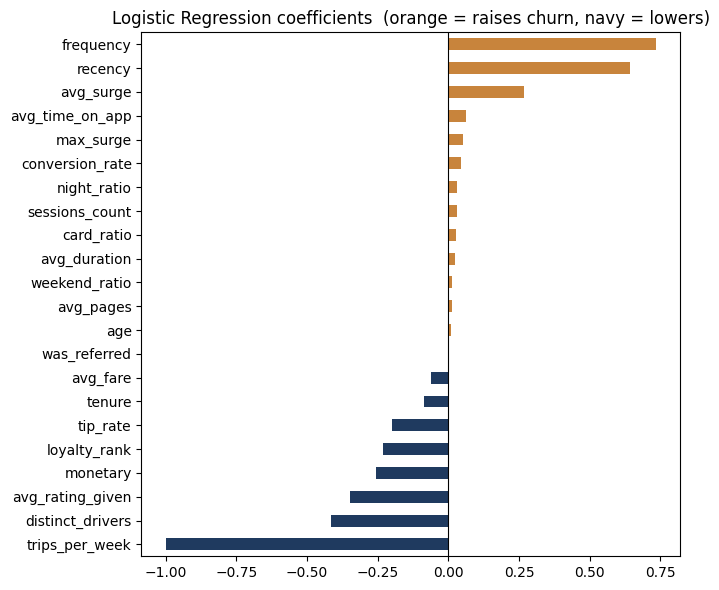
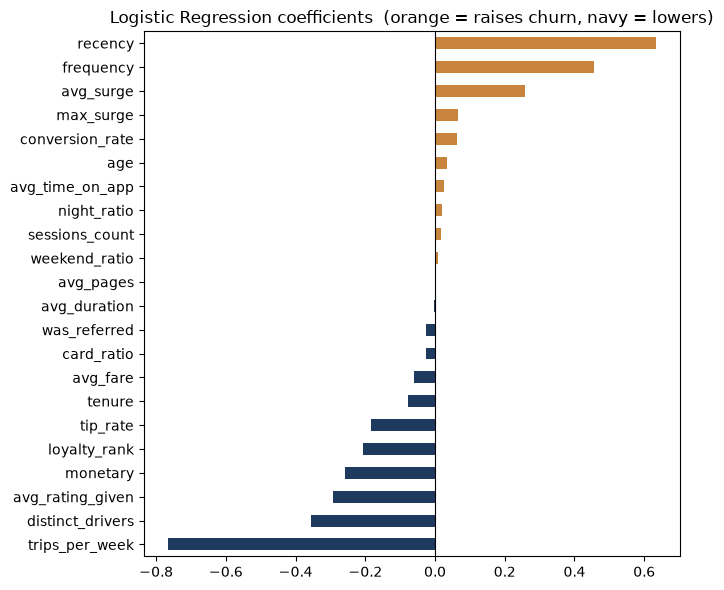
Unified diff of the notebook cell whose output changed from the first chart to the second:
--- before
+++ after
@@ -5,3 +5,4 @@
 plt.title("Logistic Regression coefficients  (orange = raises churn, navy = lowers)")
 plt.axvline(0, color="black", lw=0.8); plt.tight_layout(); plt.show()
+plt.savefig('../visualizations/06_LogisticReg_churn_influence_coeff.png')
 print("Positive = pushes a rider toward churn; negative = protective.")

Commit: End-to-End pipeline - Commit